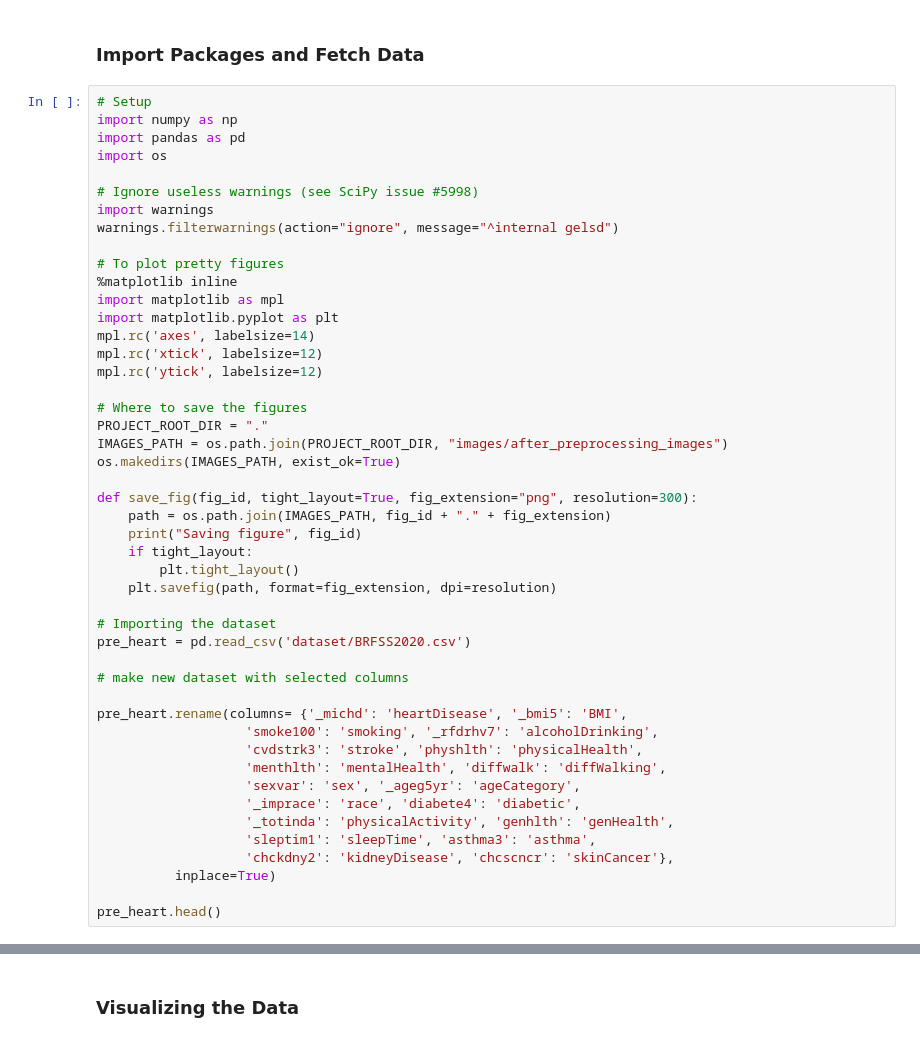
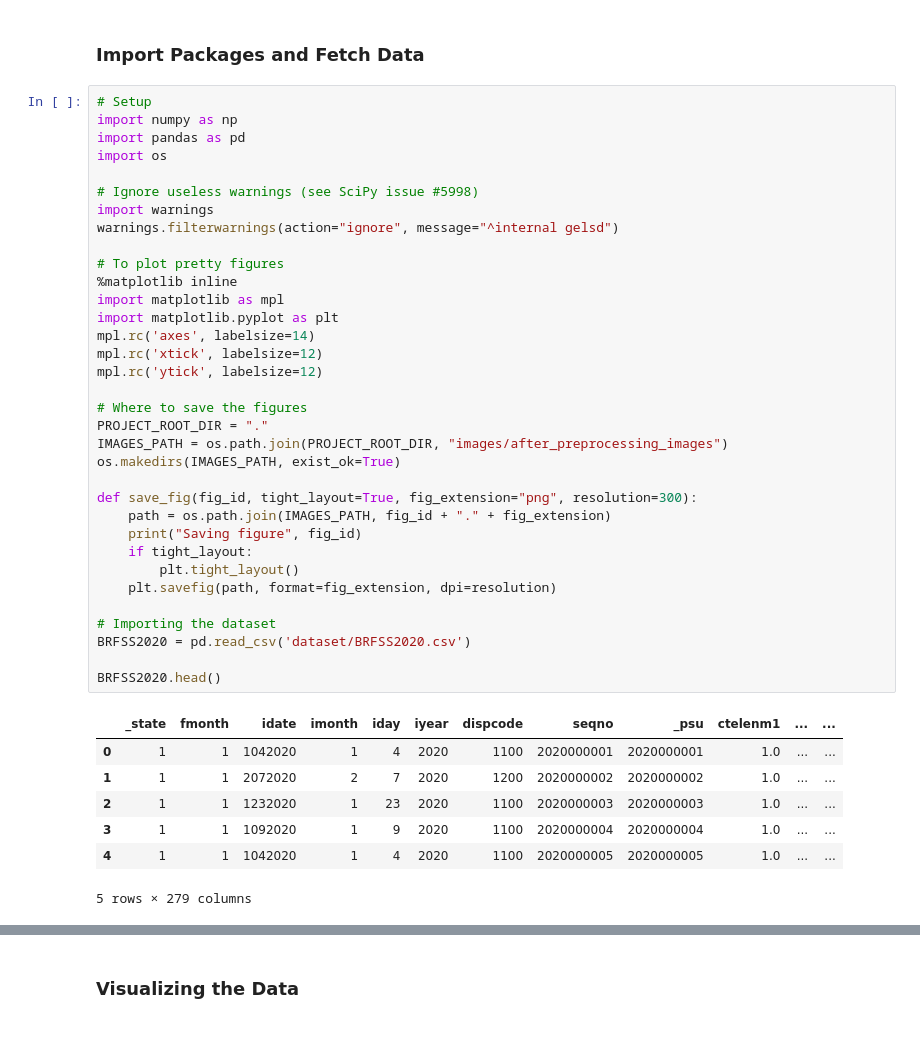
Before and after one commit to Suhyrhasan/Risk-Prediction-For-Heart-Disease, a Jupyter notebook: DatasetAfterPreprocessing.ipynb, the cells around one changed output, grey strips where cells are left out. Saved outputs shown, nothing was run; the diff lists cells and outputs as text.

```diff
--- a/DatasetAfterPreprocessing.ipynb
+++ b/DatasetAfterPreprocessing.ipynb
@@ -5,45 +5,40 @@
 import numpy as np
 import pandas as pd
 import os
 
 # Ignore useless warnings (see SciPy issue #5998)
 import warnings
 warnings.filterwarnings(action="ignore", message="^internal gelsd")
 
 # To plot pretty figures
 %matplotlib inline
 import matplotlib as mpl
 import matplotlib.pyplot as plt
 mpl.rc('axes', labelsize=14)
 mpl.rc('xtick', labelsize=12)
 mpl.rc('ytick', labelsize=12)
 
 # Where to save the figures
 PROJECT_ROOT_DIR = "."
 IMAGES_PATH = os.path.join(PROJECT_ROOT_DIR, "images/after_preprocessing_images")
 os.makedirs(IMAGES_PATH, exist_ok=True)
 
 def save_fig(fig_id, tight_layout=True, fig_extension="png", resolution=300):
     path = os.path.join(IMAGES_PATH, fig_id + "." + fig_extension)
     print("Saving figure", fig_id)
     if tight_layout:
         plt.tight_layout()
     plt.savefig(path, format=fig_extension, dpi=resolution)
 
 # Importing the dataset
-pre_heart = pd.read_csv('dataset/BRFSS2020.csv')
+BRFSS2020 = pd.read_csv('dataset/BRFSS2020.csv')
 
-# make new dataset with selected columns
-
-pre_heart.rename(columns= {'_michd': 'heartDisease', '_bmi5': 'BMI',
-                   'smoke100': 'smoking', '_rfdrhv7': 'alcoholDrinking',
-                   'cvdstrk3': 'stroke', 'physhlth': 'physicalHealth',
-                   'menthlth': 'mentalHealth', 'diffwalk': 'diffWalking',
-                   'sexvar': 'sex', '_ageg5yr': 'ageCategory',
-                   '_imprace': 'race', 'diabete4': 'diabetic',
-                   '_totinda': 'physicalActivity', 'genhlth': 'genHealth',
-                   'sleptim1': 'sleepTime', 'asthma3': 'asthma',
-                   'chckdny2': 'kidneyDisease', 'chcscncr': 'skinCancer'},
-          inplace=True)
-
-pre_heart.head()
+BRFSS2020.head()
+# %% [output]
+|  | _state | fmonth | idate | imonth | iday | iyear | dispcode | seqno | _psu | ctelenm1 | ... | ... |
+| 0 | 1 | 1 | 1042020 | 1 | 4 | 2020 | 1100 | 2020000001 | 2020000001 | 1.0 | ... | ... |
+| 1 | 1 | 1 | 2072020 | 2 | 7 | 2020 | 1200 | 2020000002 | 2020000002 | 1.0 | ... | ... |
+| 2 | 1 | 1 | 1232020 | 1 | 23 | 2020 | 1100 | 2020000003 | 2020000003 | 1.0 | ... | ... |
+| 3 | 1 | 1 | 1092020 | 1 | 9 | 2020 | 1100 | 2020000004 | 2020000004 | 1.0 | ... | ... |
+| 4 | 1 | 1 | 1042020 | 1 | 4 | 2020 | 1100 | 2020000005 | 2020000005 | 1.0 | ... | ... |
+5 rows × 279 columns
```
Also changed, not shown: parts of 16 cells of this notebook, 3 other files.
